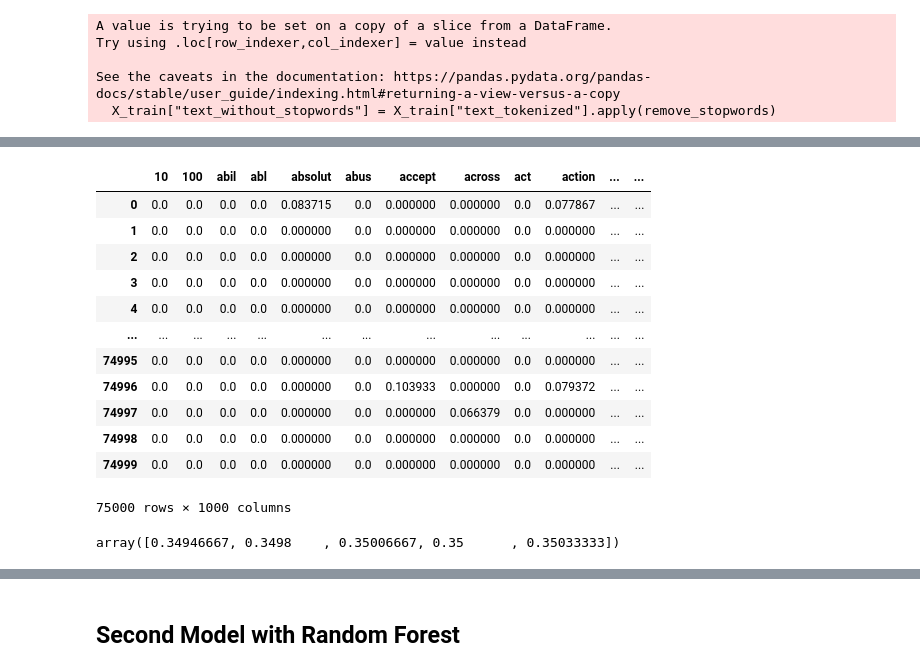
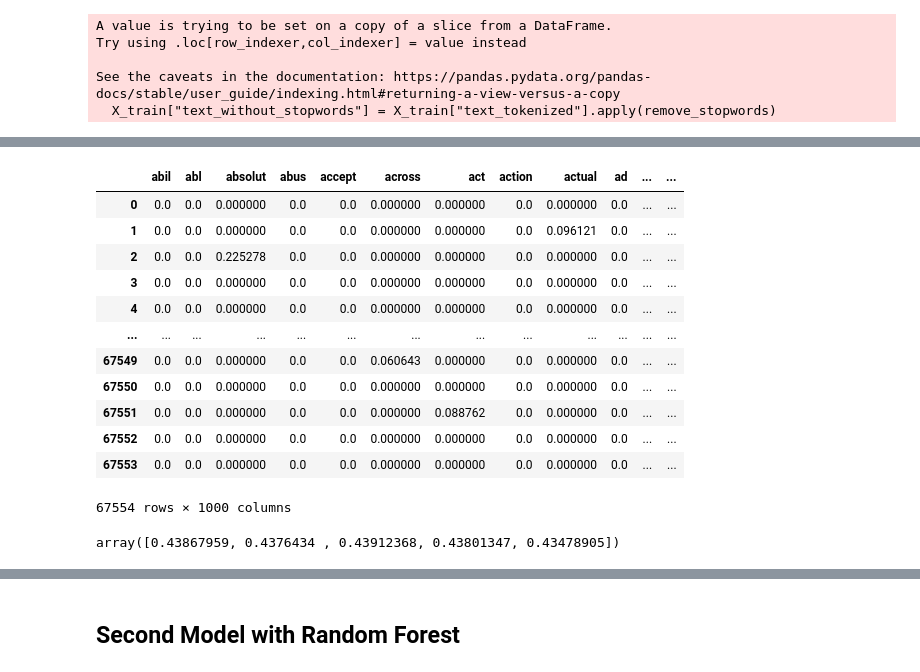
Before and after one commit to henrysvg/Capstone-Project, a Jupyter notebook: Notebook.ipynb, the cells around one changed output, grey strips where cells are left out. Drawn from its saved outputs; the diff is of its cells as text; code cells hidden in the pictures.

Commit message:
Modeling

```diff
--- a/Notebook.ipynb
+++ b/Notebook.ipynb
@@ -303,5 +329,5 @@ plt.show()
 # %%
-sample_df = df.sample(n = 100000)
+sample_df = df.sample(n = 100000, weights = 'weights', random_state=42)
 # %%
 sample_df.head()
 # %% [output]
@@ -346,7 +373,7 @@ Name: rating, dtype: int64
 ## Drop Columns
 # %%
 sample_df.drop(columns=['user_id', 'book_id', 'review_id', 'date_added', 'date_updated',
-                'started_at', 'read_at', 'n_votes', 'n_comments'], inplace = True)
+                'started_at', 'read_at', 'n_votes', 'n_comments', 'weights'], inplace = True)
 # %%
 sample_df.head()
 # %% [output]
@@ -418,0 +424,31 @@ review_sample.lower()
+# %%
+import nltk
+nltk.download('wordnet')
+
+
+import nltk
+from nltk.tokenize import RegexpTokenizer
+from nltk.stem import WordNetLemmatizer,PorterStemmer
+from nltk.corpus import stopwords
+import re
+lemmatizer = WordNetLemmatizer()
+stemmer = PorterStemmer()
+
+def preprocess(sentence):
+    sentence=str(sentence)
+    sentence = sentence.lower()
+    sentence=sentence.replace('{html}',"")
+    cleanr = re.compile('<.*?>')
+    cleantext = re.sub(cleanr, '', sentence)
+    rem_url=re.sub(r'http\S+', '',cleantext)
+    rem_num = re.sub('[0-9]+', '', rem_url)
+    tokenizer = RegexpTokenizer(r'\w+')
+    tokens = tokenizer.tokenize(rem_num)
+    filtered_words = [w for w in tokens if len(w) > 2 if not w in stopwords.words('english')]
+    stem_words=[stemmer.stem(w) for w in filtered_words]
+    lemma_words=[lemmatizer.lemmatize(w) for w in stem_words]
+    return " ".join(filtered_words)
+
+
+X_train['review_text']=X_train['review_text'].map(lambda s:preprocess(s))
+X_test['review_text']=X_test['review_text'].map(lambda s:preprocess(s))
@@ -432,5 +488,2 @@ train_sample.style.set_properties(**{'text-align': 'left'})
 # %% [markdown]
 In the cell below, perform the same operation on the full X_train:
-# %%
-X_train["review_text"] = X_train["review_text"].str.lower()
-X_test["review_text"] = X_test["review_text"].str.lower()
@@ -775,31 +960,31 @@ stemmed_stopwords = [stemmer.stem(word) for word in stopwords_list]
 # %%
 tfidf = TfidfVectorizer(
     max_features=1000,
     stop_words=stemmed_stopwords,
     tokenizer=stem_and_tokenize
 )
 
 
-X_train_vectorized = tfidf.fit_transform(X_train["review_text"])
+X_train_vectorized_token = tfidf.fit_transform(X_train["review_text"])
 
-pd.DataFrame.sparse.from_spmatrix(X_train_vectorized, columns=tfidf.get_feature_names())
+pd.DataFrame.sparse.from_spmatrix(X_train_vectorized_token, columns=tfidf.get_feature_names())
 # %% [output]
-|  | 10 | 100 | abil | abl | absolut | abus | accept | across | act | action | ... | ... |
-| 0 | 0.0 | 0.0 | 0.0 | 0.0 | 0.083715 | 0.0 | 0.000000 | 0.000000 | 0.0 | 0.077867 | ... | ... |
-| 1 | 0.0 | 0.0 | 0.0 | 0.0 | 0.000000 | 0.0 | 0.000000 | 0.000000 | 0.0 | 0.000000 | ... | ... |
-| 2 | 0.0 | 0.0 | 0.0 | 0.0 | 0.000000 | 0.0 | 0.000000 | 0.000000 | 0.0 | 0.000000 | ... | ... |
-| 3 | 0.0 | 0.0 | 0.0 | 0.0 | 0.000000 | 0.0 | 0.000000 | 0.000000 | 0.0 | 0.000000 | ... | ... |
-| 4 | 0.0 | 0.0 | 0.0 | 0.0 | 0.000000 | 0.0 | 0.000000 | 0.000000 | 0.0 | 0.000000 | ... | ... |
+|  | abil | abl | absolut | abus | accept | across | act | action | actual | ad | ... | ... |
+| 0 | 0.0 | 0.0 | 0.000000 | 0.0 | 0.0 | 0.000000 | 0.000000 | 0.0 | 0.000000 | 0.0 | ... | ... |
+| 1 | 0.0 | 0.0 | 0.000000 | 0.0 | 0.0 | 0.000000 | 0.000000 | 0.0 | 0.096121 | 0.0 | ... | ... |
+| 2 | 0.0 | 0.0 | 0.225278 | 0.0 | 0.0 | 0.000000 | 0.000000 | 0.0 | 0.000000 | 0.0 | ... | ... |
+| 3 | 0.0 | 0.0 | 0.000000 | 0.0 | 0.0 | 0.000000 | 0.000000 | 0.0 | 0.000000 | 0.0 | ... | ... |
+| 4 | 0.0 | 0.0 | 0.000000 | 0.0 | 0.0 | 0.000000 | 0.000000 | 0.0 | 0.000000 | 0.0 | ... | ... |
 | ... | ... | ... | ... | ... | ... | ... | ... | ... | ... | ... | ... | ... |
-| 74995 | 0.0 | 0.0 | 0.0 | 0.0 | 0.000000 | 0.0 | 0.000000 | 0.000000 | 0.0 | 0.000000 | ... | ... |
-| 74996 | 0.0 | 0.0 | 0.0 | 0.0 | 0.000000 | 0.0 | 0.103933 | 0.000000 | 0.0 | 0.079372 | ... | ... |
-| 74997 | 0.0 | 0.0 | 0.0 | 0.0 | 0.000000 | 0.0 | 0.000000 | 0.066379 | 0.0 | 0.000000 | ... | ... |
-| 74998 | 0.0 | 0.0 | 0.0 | 0.0 | 0.000000 | 0.0 | 0.000000 | 0.000000 | 0.0 | 0.000000 | ... | ... |
-| 74999 | 0.0 | 0.0 | 0.0 | 0.0 | 0.000000 | 0.0 | 0.000000 | 0.000000 | 0.0 | 0.000000 | ... | ... |
+| 67549 | 0.0 | 0.0 | 0.000000 | 0.0 | 0.0 | 0.060643 | 0.000000 | 0.0 | 0.000000 | 0.0 | ... | ... |
+| 67550 | 0.0 | 0.0 | 0.000000 | 0.0 | 0.0 | 0.000000 | 0.000000 | 0.0 | 0.000000 | 0.0 | ... | ... |
+| 67551 | 0.0 | 0.0 | 0.000000 | 0.0 | 0.0 | 0.000000 | 0.088762 | 0.0 | 0.000000 | 0.0 | ... | ... |
+| 67552 | 0.0 | 0.0 | 0.000000 | 0.0 | 0.0 | 0.000000 | 0.000000 | 0.0 | 0.000000 | 0.0 | ... | ... |
+| 67553 | 0.0 | 0.0 | 0.000000 | 0.0 | 0.0 | 0.000000 | 0.000000 | 0.0 | 0.000000 | 0.0 | ... | ... |
-75000 rows × 1000 columns
+67554 rows × 1000 columns
 # %%
-stemmed_cv = cross_val_score(baseline_model, X_train_vectorized_stop, y_train)
+stemmed_cv = cross_val_score(baseline_model, X_train_vectorized_token, y_train)
 stemmed_cv
 # %% [output]
-array([0.34946667, 0.3498    , 0.35006667, 0.35      , 0.35033333])
+array([0.43867959, 0.4376434 , 0.43912368, 0.43801347, 0.43478905])
 # %%
```
Also changed, not shown: parts of 83 cells of this notebook.
